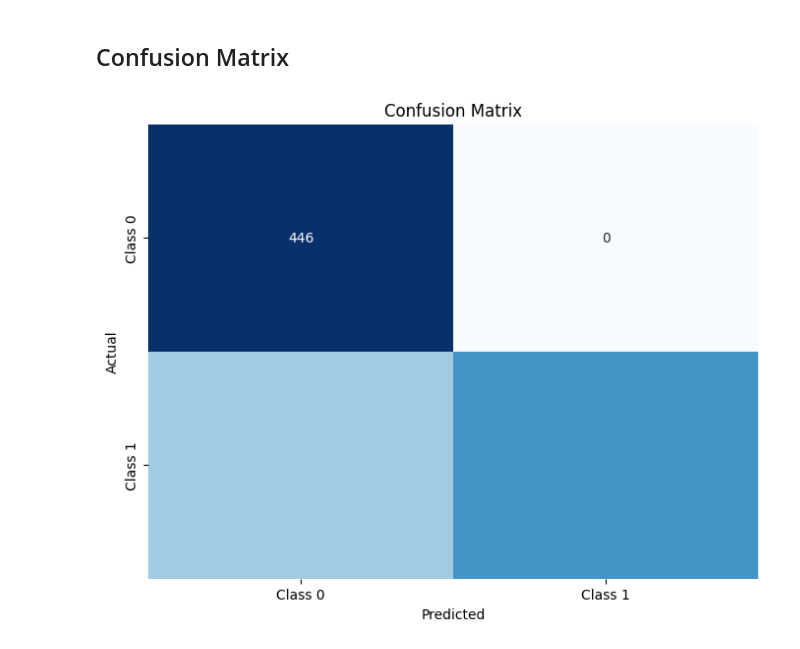
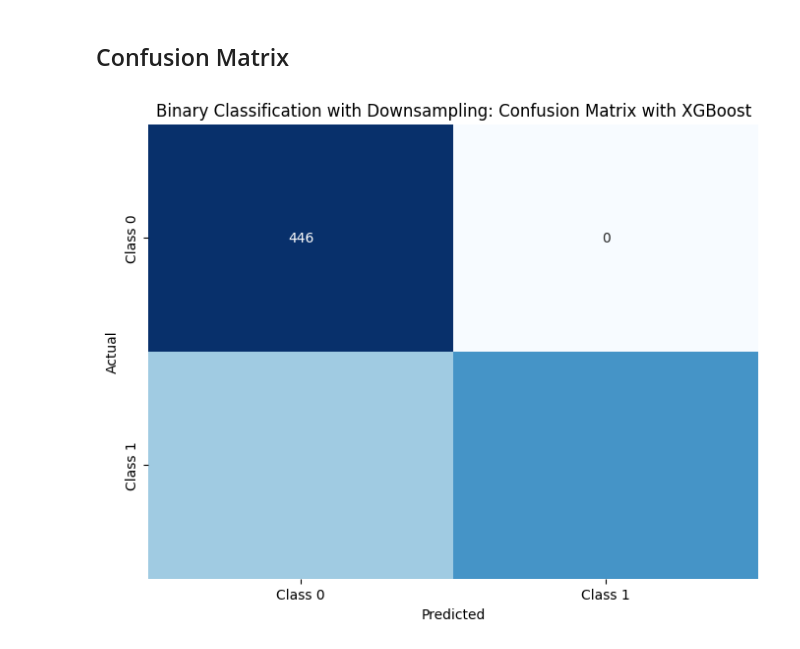
Before and after one commit to vratins/PromoterStrength, a Jupyter notebook: Final Code/Classification/training.ipynb, the cells around one changed output. Cells and saved outputs as stored; diff of their text form; code cells hidden in the pictures.

Commit message:
confusion matricies

```diff
--- a/Final Code/Classification/training.ipynb
+++ b/Final Code/Classification/training.ipynb
@@ -861,13 +889,13 @@ weighted avg       0.86      0.81      0.81       884
 # %%
 conf_matrix = confusion_matrix(y_test, y_pred)
 
 plt.figure(figsize=(8, 6))
 sns.heatmap(conf_matrix, annot=True, fmt='d', cmap='Blues', cbar=False,
             xticklabels=['Class 0', 'Class 1'],
             yticklabels=['Class 0', 'Class 1'])
-plt.title('Confusion Matrix')
+plt.title('Binary Classification with Downsampling: Confusion Matrix with XGBoost')
 plt.xlabel('Predicted')
 plt.ylabel('Actual')
 plt.show()
 # %% [output]
-[figure, old version]
+[figure, new version]
```
Also changed, not shown: parts of 3 cells of this notebook.
